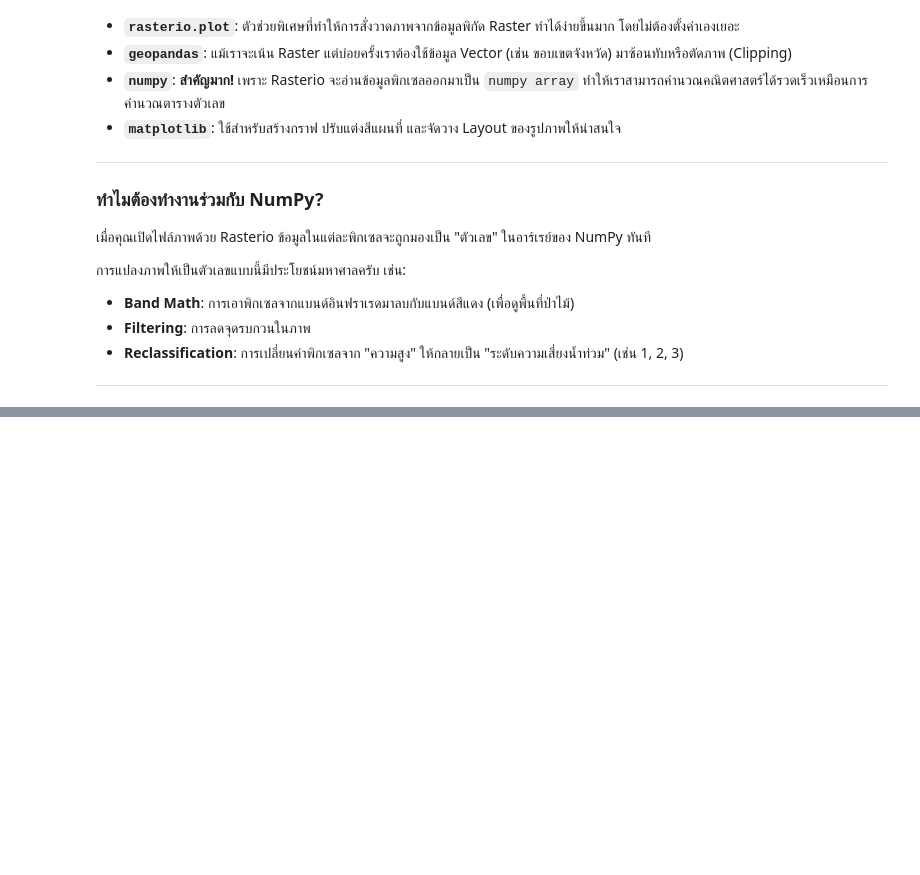
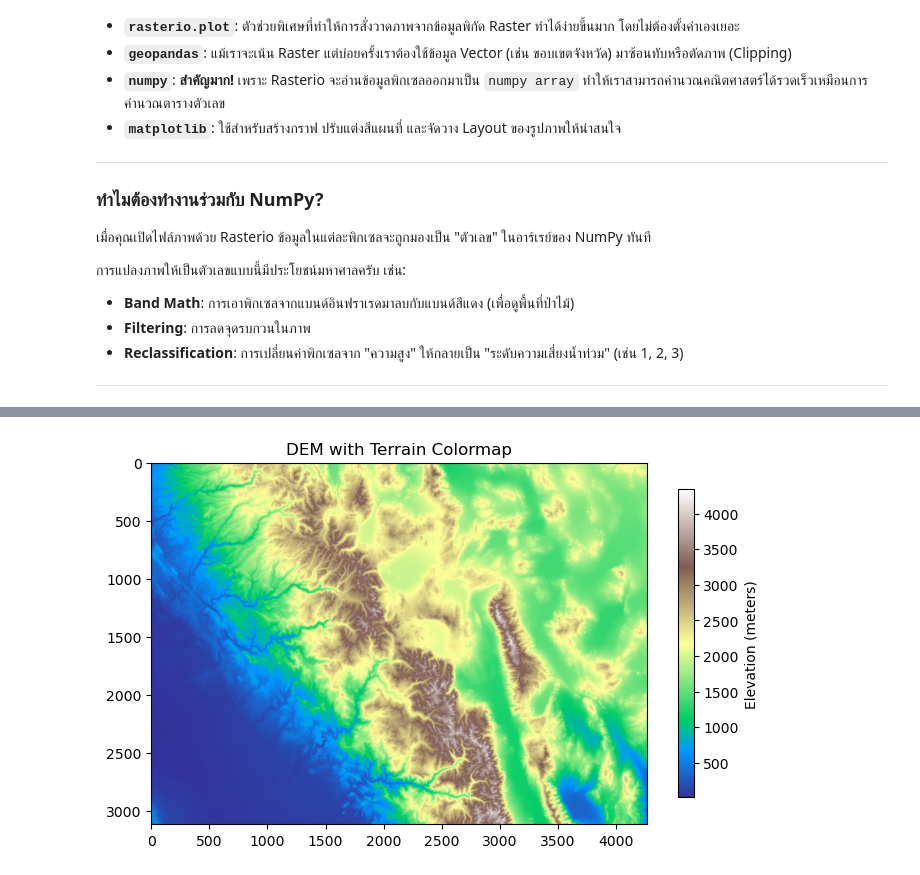
Before and after one commit to thammarat-ai/learngisprog, a Jupyter notebook: Raster_Data_Rasterio/raster_date_rasterio.ipynb, the cells around one changed output, grey strips where cells are left out. Saved outputs shown, nothing was run; the diff lists cells and outputs as text; code cells hidden in the pictures; blank space fills up the shorter version.

```diff
--- a/Raster_Data_Rasterio/raster_date_rasterio.ipynb
+++ b/Raster_Data_Rasterio/raster_date_rasterio.ipynb
@@ -172,0 +316,12 @@ GeoPandas: 1.1.1
+# %%
+elevation_band = src.read(1)
+plt.figure(figsize=(8,8))
+plt.imshow(elevation_band, cmap='terrain')
+plt.colorbar(
+    label='Elevation (meters)',
+    shrink=0.5
+)
+plt.title("DEM with Terrain Colormap")
+plt.show()
+# %% [output]
+[figure, added]
```
Also changed, not shown: parts of 34 cells of this notebook.
